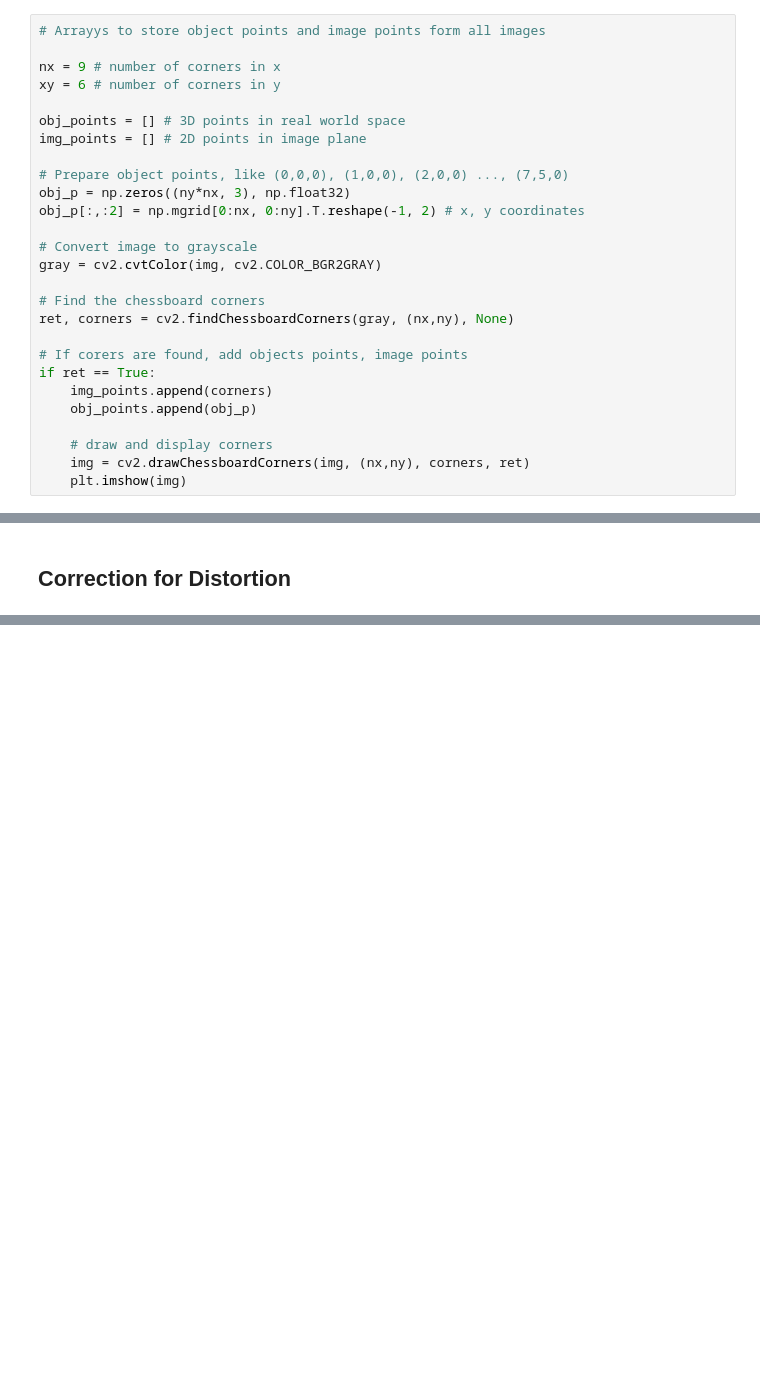
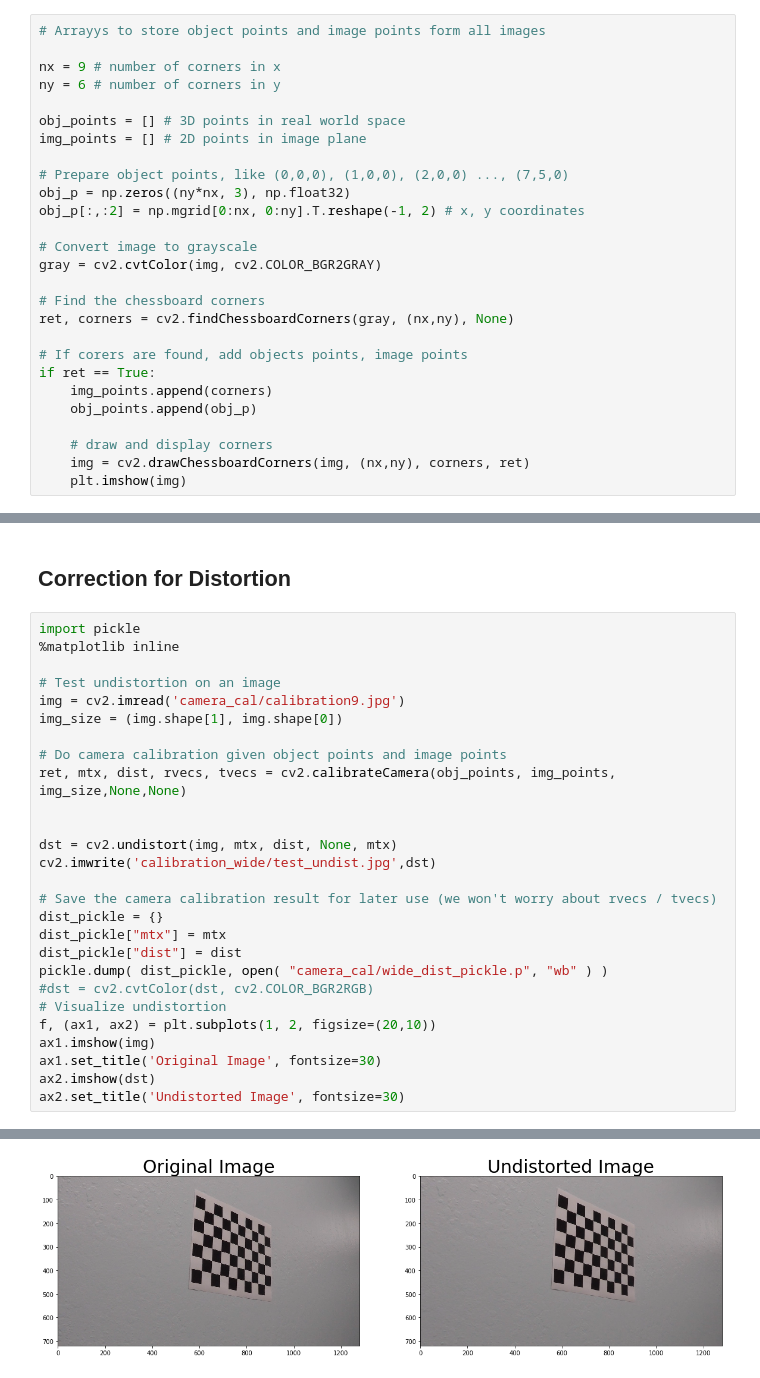
Before and after one commit to mathiasvkaiz/sdcnd-term1, a Jupyter notebook: Project 4 - Advanced Lane Finding/advanced_lane_findin.ipynb, the cells around one changed output, grey strips where cells are left out. Saved outputs shown, nothing was run; the diff lists cells and outputs as text; blank space fills up the shorter version.

```diff
--- a/Project 4 - Advanced Lane Finding/advanced_lane_findin.ipynb
+++ b/Project 4 - Advanced Lane Finding/advanced_lane_findin.ipynb
@@ -21,7 +21,7 @@ plt.imshow(img)
 # Arrayys to store object points and image points form all images
 
 nx = 9 # number of corners in x
-xy = 6 # number of corners in y
+ny = 6 # number of corners in y
 
 obj_points = [] # 3D points in real world space
 img_points = [] # 2D points in image plane
@@ -75,3 +75,31 @@ for fname in images:
 [figure]
 # %% [markdown]
 ## Correction for Distortion
+# %%
+import pickle
+%matplotlib inline
+
+# Test undistortion on an image
+img = cv2.imread('camera_cal/calibration9.jpg')
+img_size = (img.shape[1], img.shape[0])
+
+# Do camera calibration given object points and image points
+ret, mtx, dist, rvecs, tvecs = cv2.calibrateCamera(obj_points, img_points, img_size,None,None)
+
+
+dst = cv2.undistort(img, mtx, dist, None, mtx)
+cv2.imwrite('calibration_wide/test_undist.jpg',dst)
+
+# Save the camera calibration result for later use (we won't worry about rvecs / tvecs)
+dist_pickle = {}
+dist_pickle["mtx"] = mtx
+dist_pickle["dist"] = dist
+pickle.dump( dist_pickle, open( "camera_cal/wide_dist_pickle.p", "wb" ) )
+#dst = cv2.cvtColor(dst, cv2.COLOR_BGR2RGB)
+# Visualize undistortion
+f, (ax1, ax2) = plt.subplots(1, 2, figsize=(20,10))
+ax1.imshow(img)
+ax1.set_title('Original Image', fontsize=30)
+ax2.imshow(dst)
+ax2.set_title('Undistorted Image', fontsize=30)
+# %% [output]
@@ -77,0 +107 @@ for fname in images:
+[figure, added]
```
Also changed, not shown: parts of 1 cell of this notebook, 2 other files.
